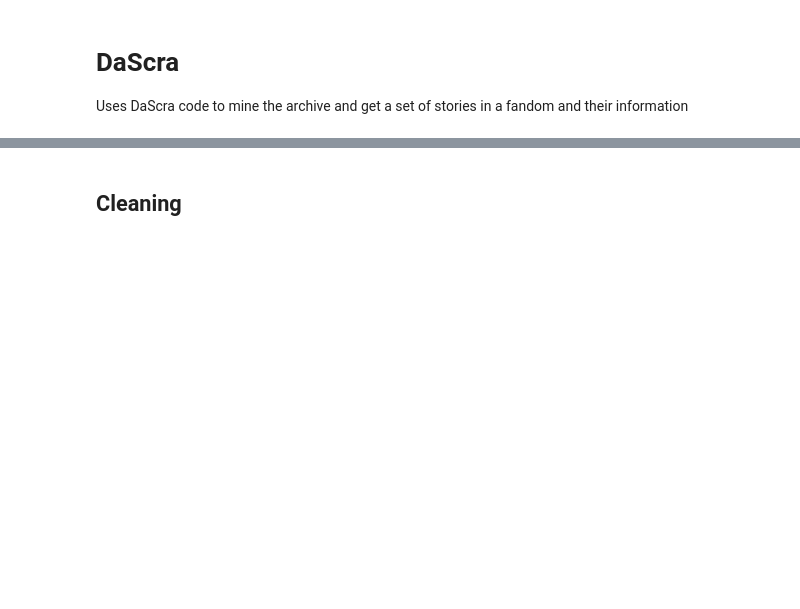
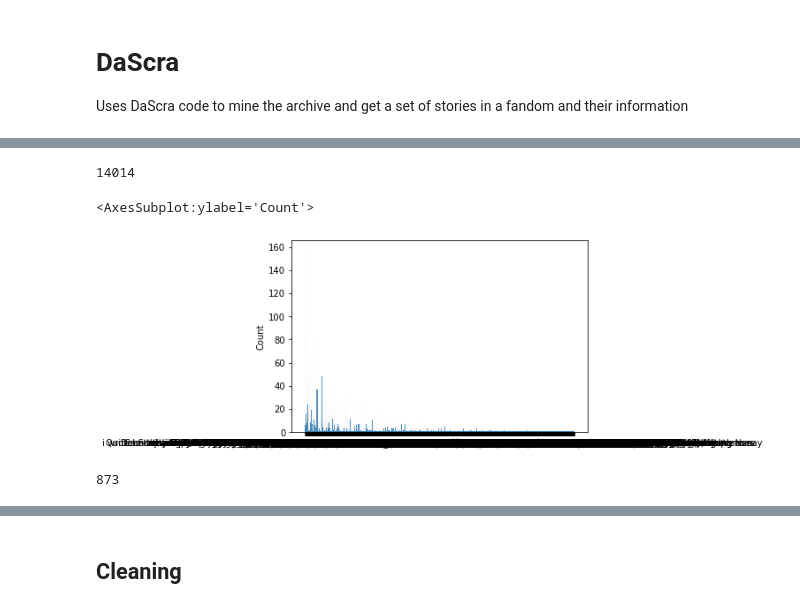
Before and after one commit to EliasBestard/AO3Analyser, a Jupyter notebook: testing.ipynb, the cells around one changed output, grey strips where cells are left out. Drawn from its saved outputs; the diff is of its cells as text; code cells hidden in the pictures; blank space fills up the shorter version.

```diff
--- a/testing.ipynb
+++ b/testing.ipynb
@@ -47,0 +37,4 @@ print(len(additional_tags))
+# %%
+stories_df=stories_df.drop_duplicates()
+stories_df=stories_df.loc[stories_df.Language=='English']
+stories_df=stories_df.drop(columns=['Comments','Hits','Kudos','SourceURL'])
@@ -47,0 +63,15 @@ print(len(additional_tags))
+# %%
+stories_df['AdditionalTags']=stories_df['AdditionalTags'].map(str)
+# DO it better all in one pass
+additional_tags=','.join([','.join(tags.split(",")) for tags in stories_df["AdditionalTags"][:1000]]).replace("/",'*s*').replace(".",'*d*').split(',')
+additional_tags = [item.strip() for item in additional_tags]
+print(len(additional_tags))
+# additional_tags=list(set(additional_tags))
+# print(len(additional_tags))
+# %% [output]
+14014
+# %%
+sns.histplot(additional_tags)
+# %% [output]
+<AxesSubplot:ylabel='Count'>
+[figure, added]
@@ -47,0 +85,4 @@ print(len(additional_tags))
+# %%
+[a.pop(key) for key in a.copy() if a[key]<=20].__len__()
+# %% [output]
+873
```
Also changed, not shown: parts of 9 cells of this notebook, 10 other files.
